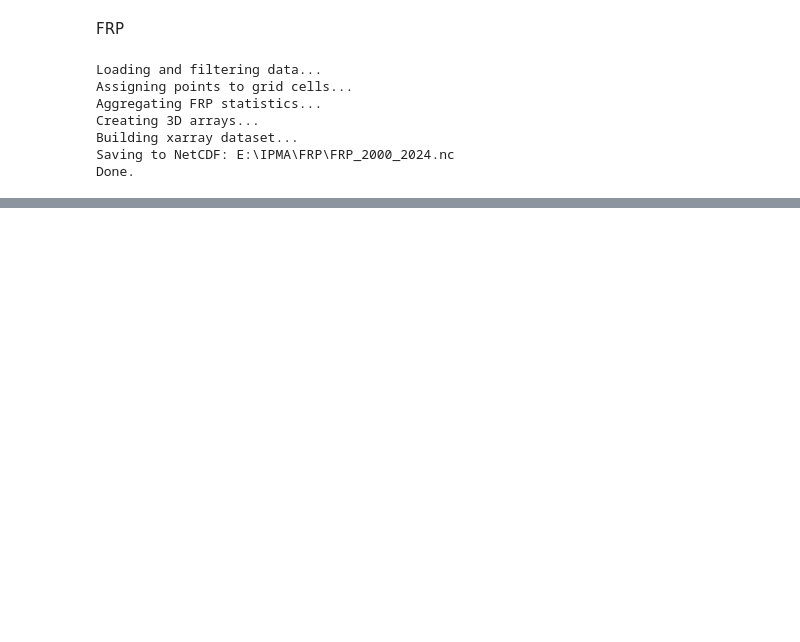
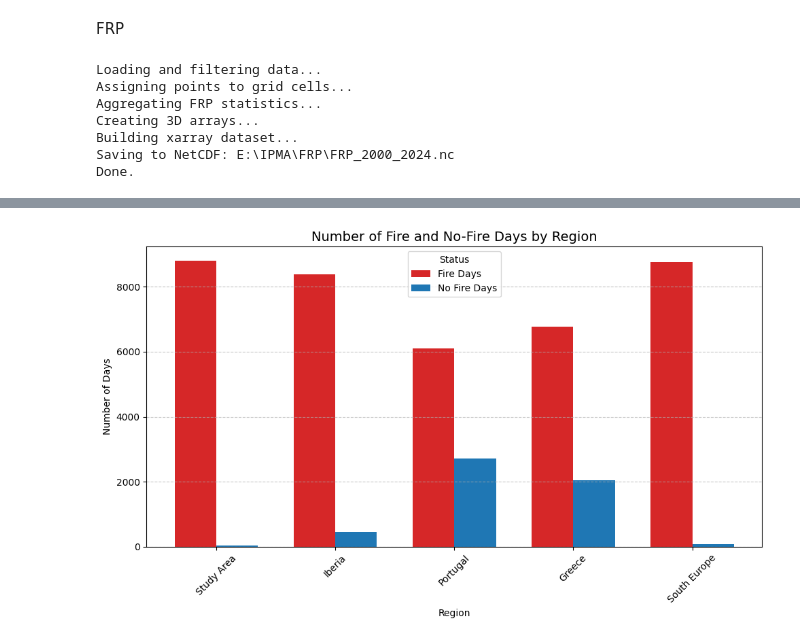
Before and after one commit to Sofs27/Thesis, a Jupyter notebook: Code/Wildfire.ipynb, the cells around one changed output, grey strips where cells are left out. Cells and saved outputs as stored; diff of their text form; code cells hidden in the pictures; blank space fills up the shorter version.

```diff
--- a/Code/Wildfire.ipynb
+++ b/Code/Wildfire.ipynb
@@ -189,0 +298,48 @@ plt.show()
+# %%
+import pandas as pd
+import matplotlib.pyplot as plt
+import numpy as np
+
+# Colors for fire status
+colors = {
+    "Fire Days": "tab:red",
+    "No Fire Days": "tab:blue"
+}
+
+# Ensure DataFrame is loaded from previous block
+# df = ...
+
+# Melt DataFrame for plotting
+df_melted = df.melt(id_vars="Region", value_vars=["Fire Days", "No Fire Days"],
+                    var_name="Status", value_name="Day Count")
+
+# Get unique regions and statuses
+regions = df["Region"].unique()
+statuses = ["Fire Days", "No Fire Days"]
+n_statuses = len(statuses)
+
+# Bar settings
+x = np.arange(len(regions))
+bar_width = 0.35
+
+# Create plot
+fig, ax = plt.subplots(figsize=(10, 6))
+
+for i, status in enumerate(statuses):
+    subset = df_melted[df_melted["Status"] == status]
+    values = subset["Day Count"].values
+    ax.bar(x + i * bar_width, values, width=bar_width, label=status, color=colors.get(status, "gray"))
+
+# Customization
+ax.set_title("Number of Fire and No-Fire Days by Region", fontsize=14)
+ax.set_ylabel("Number of Days")
+ax.set_xlabel("Region")
+ax.set_xticks(x + bar_width / 2)
+ax.set_xticklabels(regions, rotation=45)
+ax.legend(title="Status")
+ax.grid(axis="y", linestyle="--", alpha=0.7)
+
+plt.tight_layout()
+plt.show()
+# %% [output]
+[figure, added]
```
Also changed, not shown: parts of 7 cells of this notebook.
